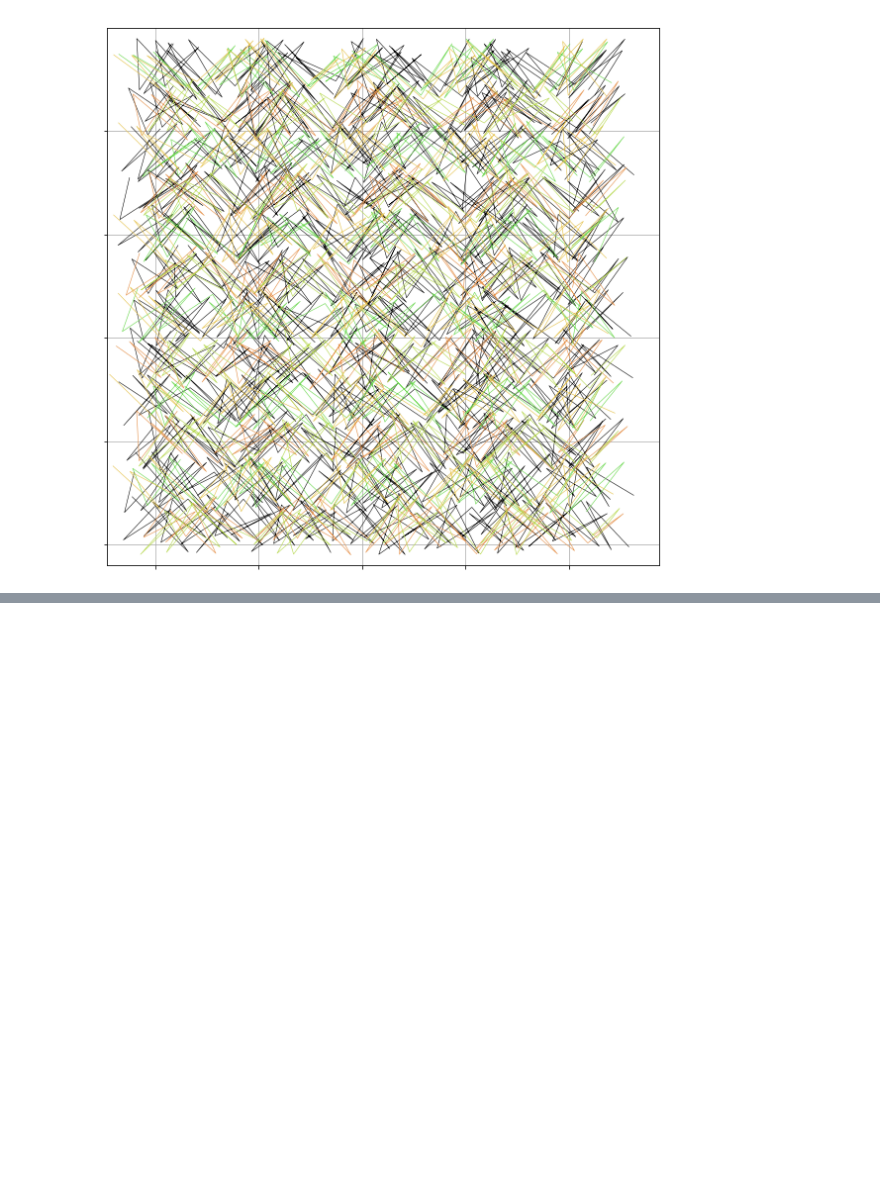
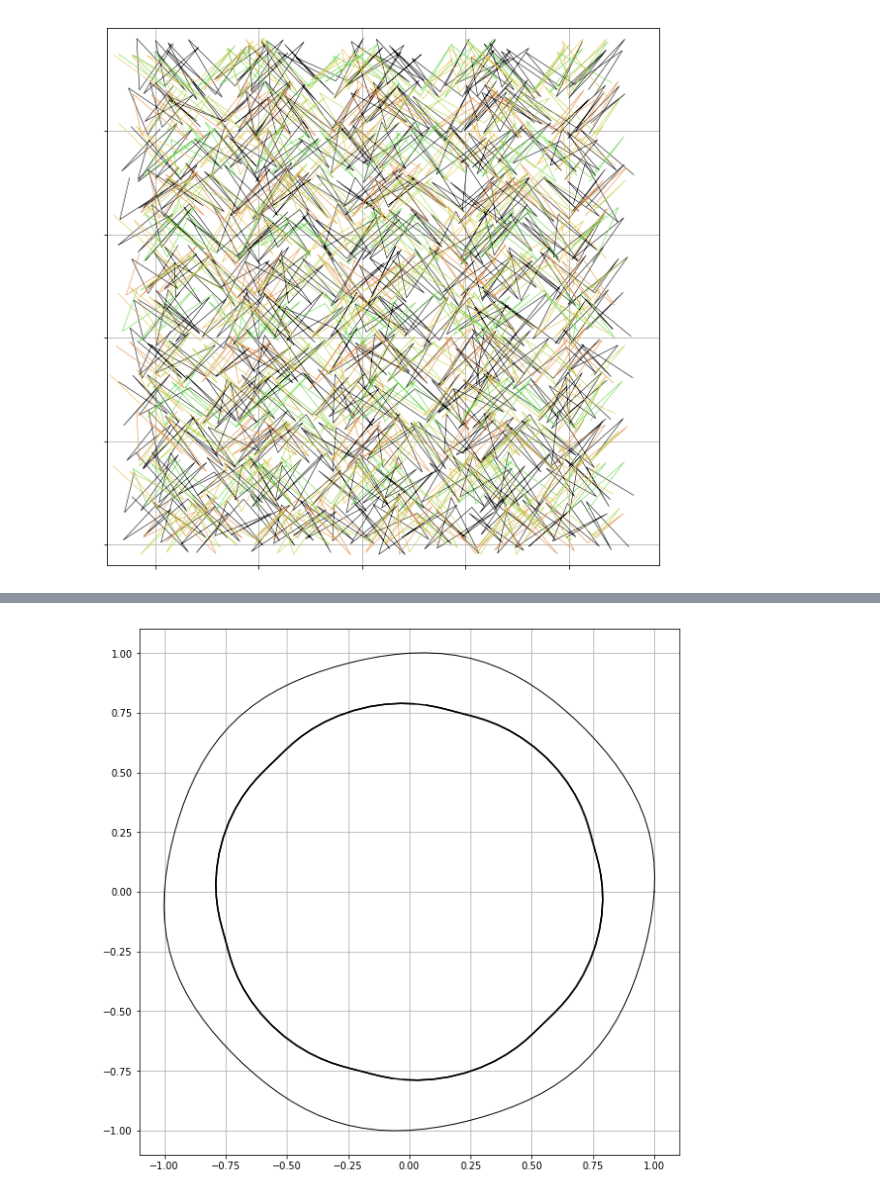
Before and after one commit to mango314/math-blog, a Jupyter notebook: 2019/082919 - Classical Mechanics.ipynb, the cells around one changed output, grey strips where cells are left out. Saved outputs shown, nothing was run; the diff lists cells and outputs as text; code cells hidden in the pictures; blank space fills up the shorter version.

```diff
--- a/2019/082919 - Classical Mechanics.ipynb
+++ b/2019/082919 - Classical Mechanics.ipynb
@@ -638,0 +581,18 @@ plt.grid(True)
+# %%
+# when is being close to a perfect circle OK ?
+
+# when is being close to a perfect circle not OK ?
+
+t = np.arange(0,1.01,0.01)
+
+z = np.exp(2j*np.pi*t)*(1 + 0.01*np.sin(12*np.pi*t))
+
+plt.plot(z.real, z.imag, 'k-', linewidth=1)
+L = 5
+
+w = (1.0/2*L)*np.vstack([z[1:]*(-L) + z[:-1]*(L), z[1:]*(L) + z[:-1]*(-L) ]).T
+plt.plot( w.real, w.imag, 'k-' )
+plt.grid(True)
+plt.show()
+# %% [output]
+[figure, added]
```
Also changed, not shown: parts of 12 cells of this notebook.
